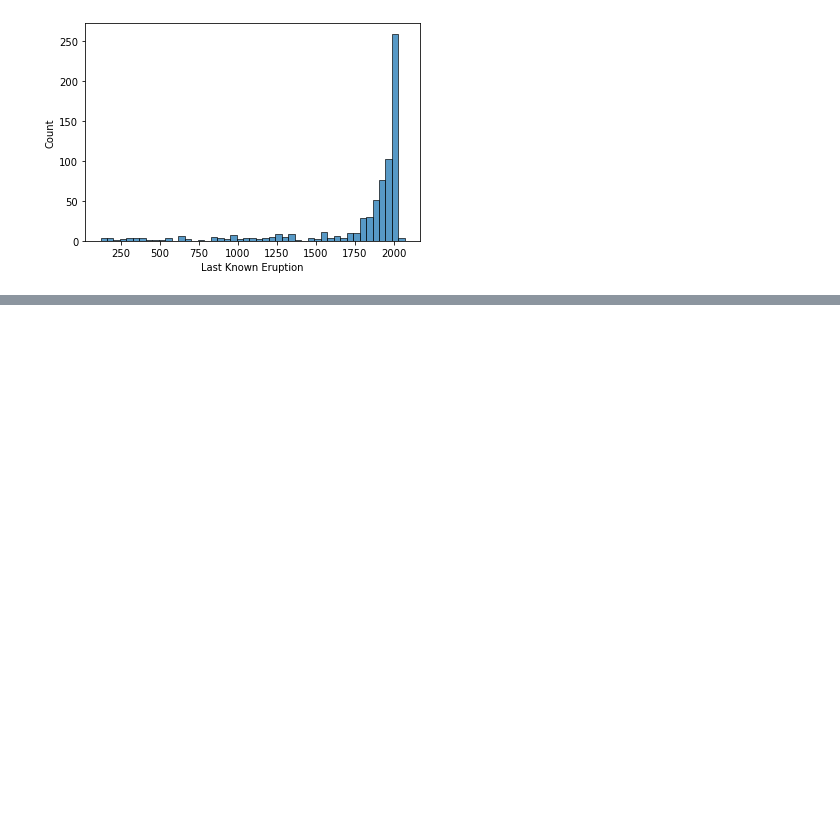
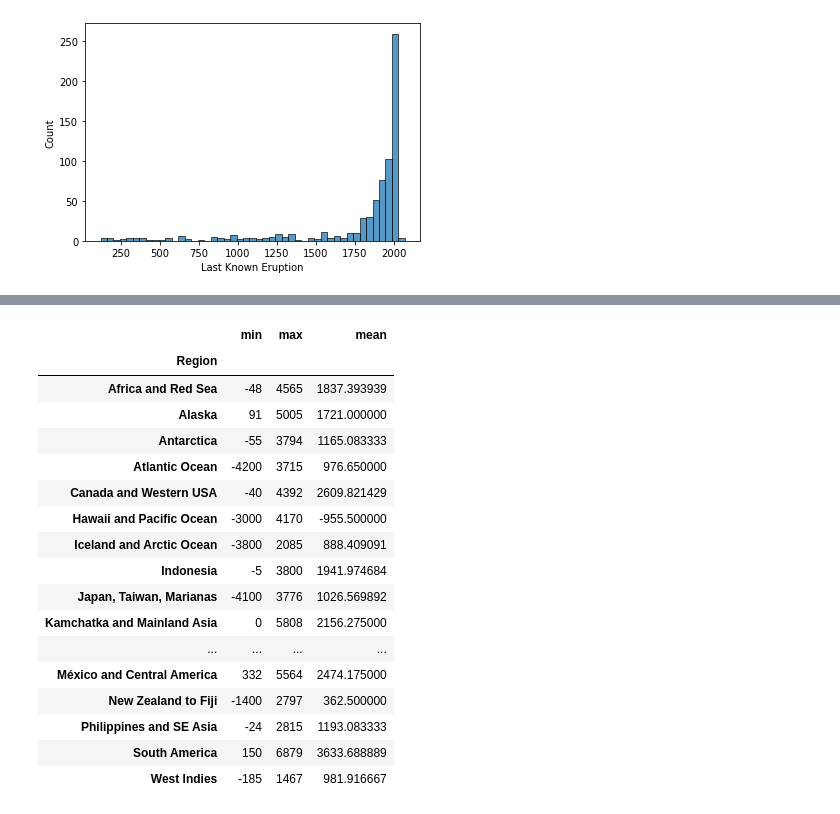
Before and after one commit to htuteja04/practice, a Jupyter notebook: Pandas/Practice_4.ipynb, the cells around one changed output, grey strips where cells are left out. Saved outputs shown, nothing was run; the diff lists cells and outputs as text; code cells hidden in the pictures; blank space fills up the shorter version.

```diff
--- a/Pandas/Practice_4.ipynb
+++ b/Pandas/Practice_4.ipynb
@@ -208,0 +267,21 @@ sns.histplot(vlc['Last Known Eruption']);
+# %%
+vlc.groupby('Region').Elevation.agg([min, max, 'mean'])
+# %% [output]
+|  | min | max | mean |
+| Region |  |  |  |
+| Africa and Red Sea | -48 | 4565 | 1837.393939 |
+| Alaska | 91 | 5005 | 1721.000000 |
+| Antarctica | -55 | 3794 | 1165.083333 |
+| Atlantic Ocean | -4200 | 3715 | 976.650000 |
+| Canada and Western USA | -40 | 4392 | 2609.821429 |
+| Hawaii and Pacific Ocean | -3000 | 4170 | -955.500000 |
+| Iceland and Arctic Ocean | -3800 | 2085 | 888.409091 |
+| Indonesia | -5 | 3800 | 1941.974684 |
+| Japan, Taiwan, Marianas | -4100 | 3776 | 1026.569892 |
+| Kamchatka and Mainland Asia | 0 | 5808 | 2156.275000 |
+| ... | ... | ... | ... |
+| México and Central America | 332 | 5564 | 2474.175000 |
+| New Zealand to Fiji | -1400 | 2797 | 362.500000 |
+| Philippines and SE Asia | -24 | 2815 | 1193.083333 |
+| South America | 150 | 6879 | 3633.688889 |
+| West Indies | -185 | 1467 | 981.916667 |
```
Also changed, not shown: parts of 20 cells of this notebook.
